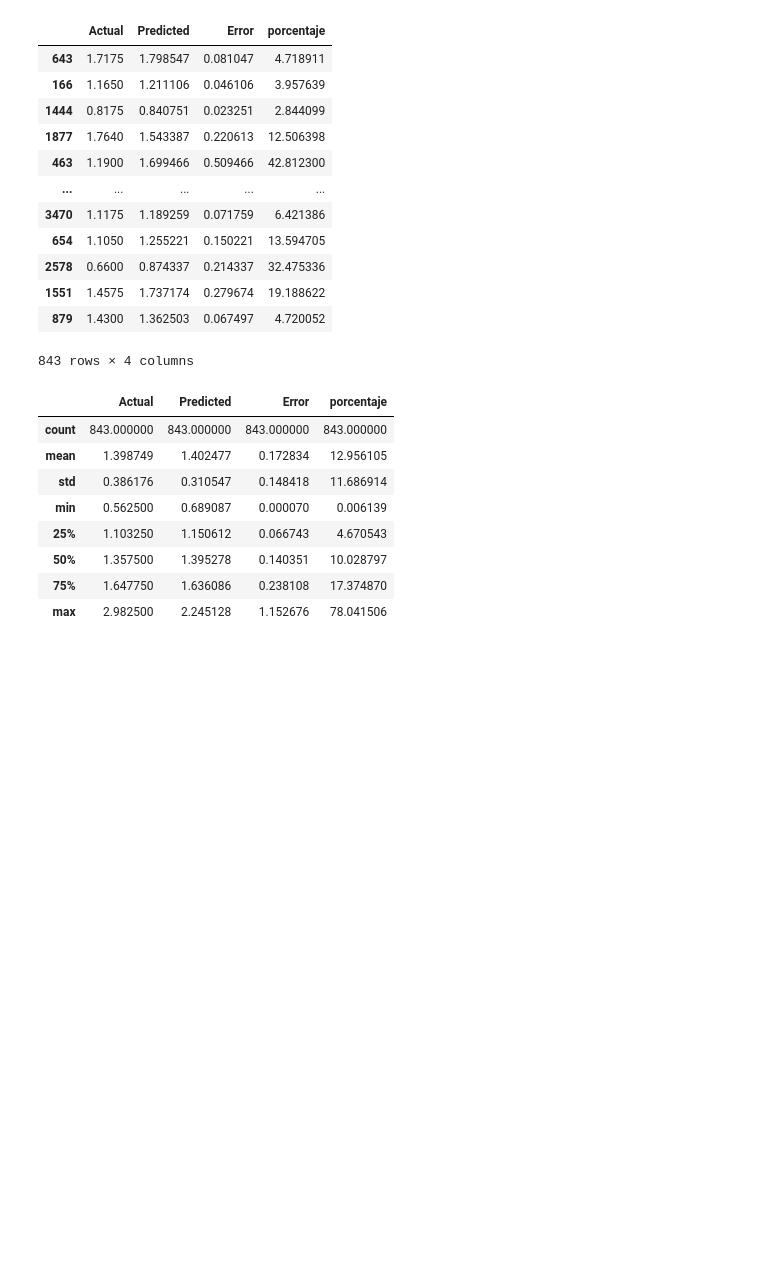
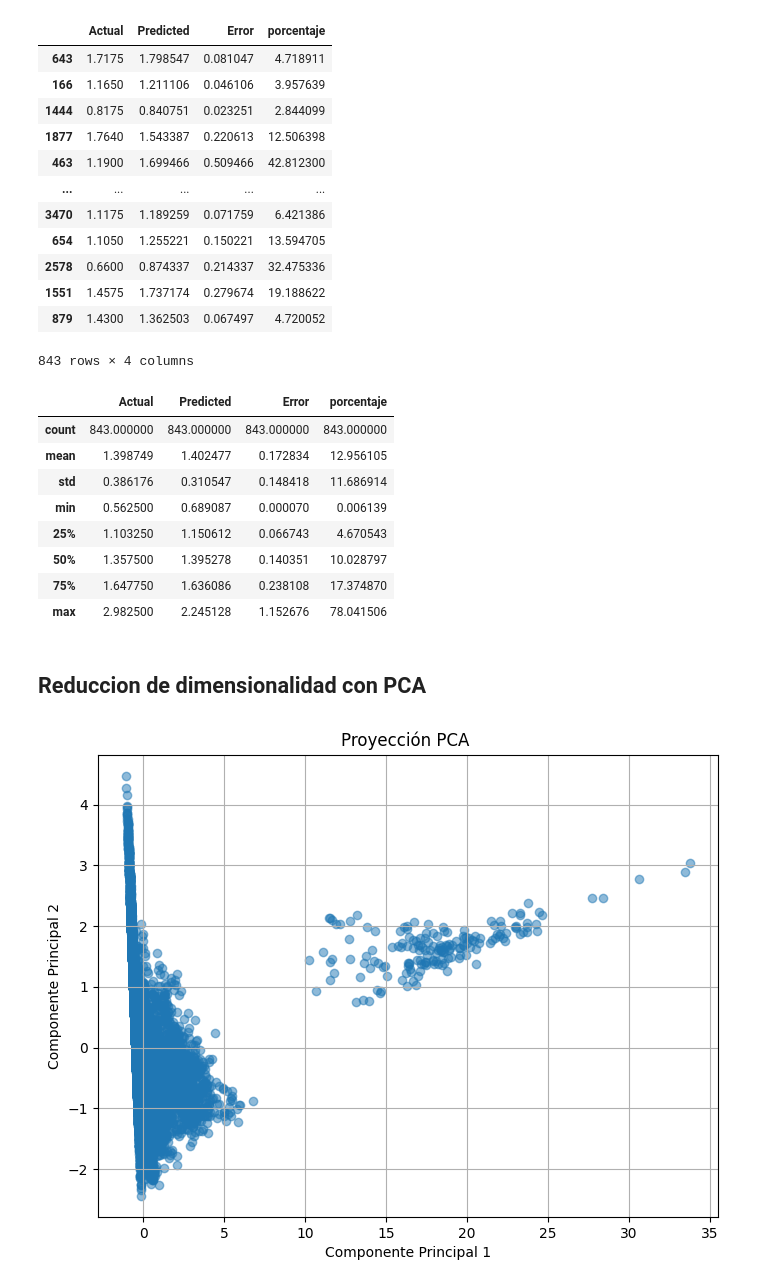
Before and after one commit to juanjoher/CienciaDatosProy2, a Jupyter notebook: proyecto.ipynb, the cells around one changed output. Saved outputs shown, nothing was run; the diff lists cells and outputs as text; code cells hidden in the pictures; blank space fills up the shorter version.

```diff
--- a/proyecto.ipynb
+++ b/proyecto.ipynb
@@ -410,3 +418,28 @@ df_pred.describe()
 | 50% | 1.357500 | 1.395278 | 0.140351 | 10.028797 |
 | 75% | 1.647750 | 1.636086 | 0.238108 | 17.374870 |
 | max | 2.982500 | 2.245128 | 1.152676 | 78.041506 |
+# %% [markdown]
+## Reduccion de dimensionalidad con PCA
+# %%
+# Selección de variables
+features = ['AveragePrice', 'Total Volume', '4046', '4225', '4770']
+X = df[features]
+
+# Estandarizar
+scaler = StandardScaler()
+X_scaled = scaler.fit_transform(X)
+
+# PCA
+pca = PCA(n_components=2)
+X_pca = pca.fit_transform(X_scaled)
+# %%
+# Gráfico PCA
+plt.figure(figsize=(8,6))
+plt.scatter(X_pca[:, 0], X_pca[:, 1], alpha=0.5)
+plt.title('Proyección PCA ')
+plt.xlabel('Componente Principal 1')
+plt.ylabel('Componente Principal 2')
+plt.grid(True)
+plt.show()
+# %% [output]
+[figure, added]
```
Also changed, not shown: parts of 26 cells of this notebook, 1 other file.
